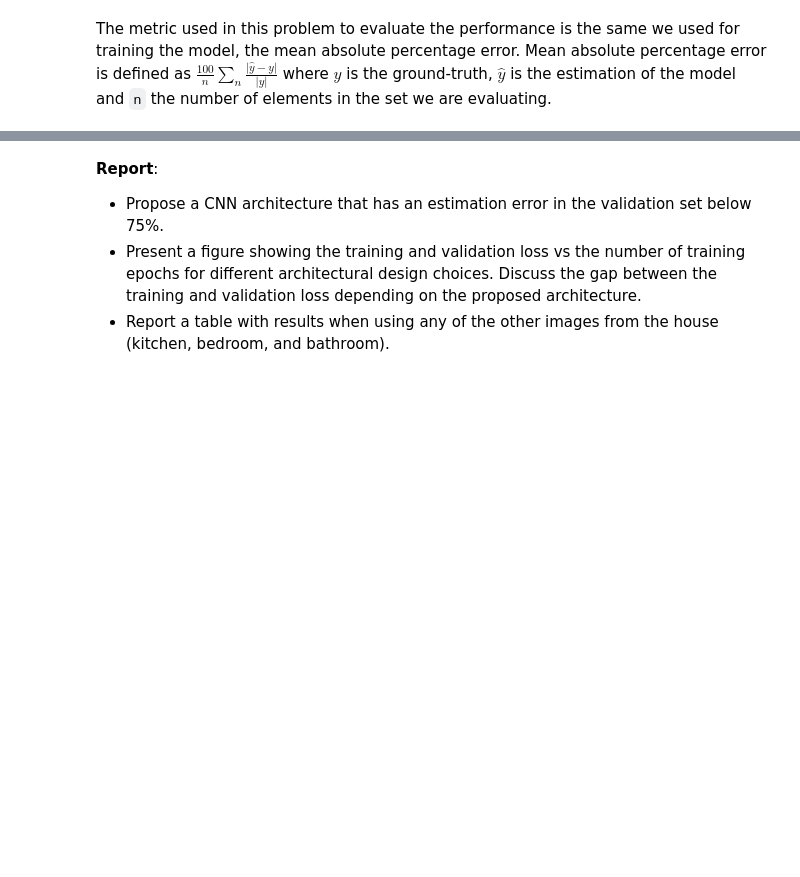
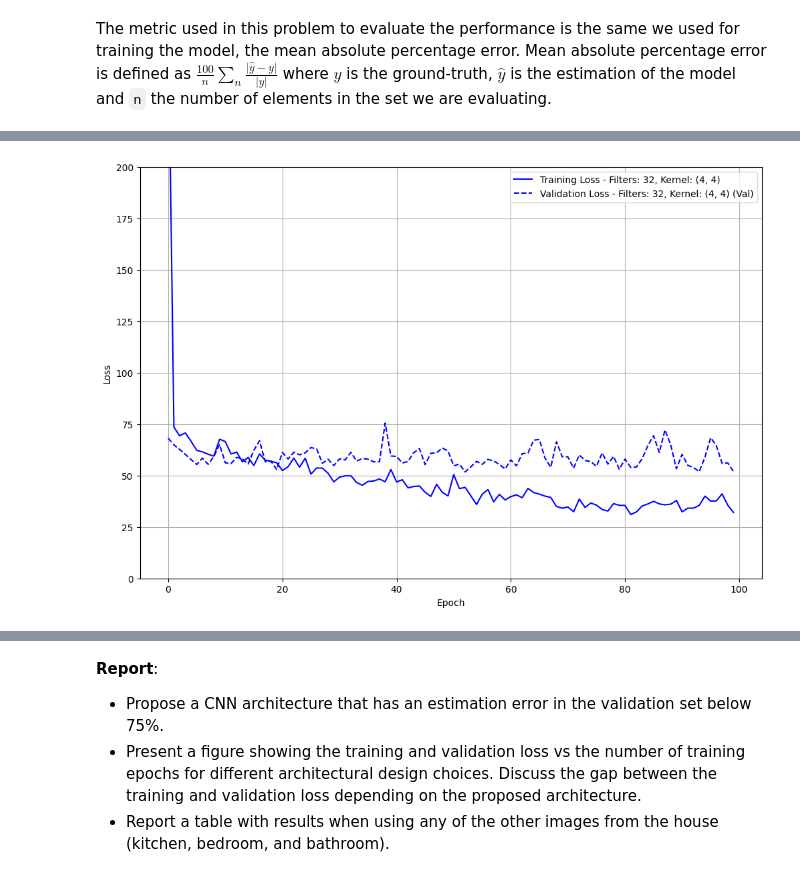
Before and after one commit to Utsav254/deep-learning-course, a Jupyter notebook: 02_CNN_Introduction.ipynb, the cells around one changed output, grey strips where cells are left out. Saved outputs shown, nothing was run; the diff lists cells and outputs as text; code cells hidden in the pictures; blank space fills up the shorter version.

```diff
--- a/02_CNN_Introduction.ipynb
+++ b/02_CNN_Introduction.ipynb
@@ -990,3 +1121,40 @@ The metric used in this problem to evaluate the performance is the same we used
+# %%
+import matplotlib.pyplot as plt
+
+# Define four distinct colours for the pairs
+colours = ['blue', 'orange', 'green', 'red']
+
+plt.figure(figsize=(12, 8))
+
+# Loop through each pair and use the predefined colours
+for i, data in enumerate(history_data):
+    nb_filters, kernel_size, pool_size, history = data
+    current_colour = colours[i]  # Select the colour for the current pair
+
+    # Plot training loss (solid line)
+    plt.plot(
+        history.history['loss'],
+        linestyle='-',
+        color=current_colour,
+        label=f'Training Loss - Filters: {nb_filters}, Kernel: {kernel_size}'
+    )
+
+    # Plot validation loss (dotted line, same colour)
+    plt.plot(
+        history.history['val_loss'],
+        linestyle='--',
+        color=current_colour,
+        label=f'Validation Loss - Filters: {nb_filters}, Kernel: {kernel_size} (Val)'
+    )
+
+plt.ylim(top=200, bottom=0)
+plt.xlabel('Epoch')
+plt.ylabel('Loss')
+plt.legend()
+plt.grid(True)
+plt.show()
+# %% [output]
+[figure, added]
 # %%
 prices_predicted = model.predict(X_val).flatten()
 diff = ((prices_predicted - Y_val) / Y_val) * 100
```
Also changed, not shown: parts of 14 cells of this notebook.
